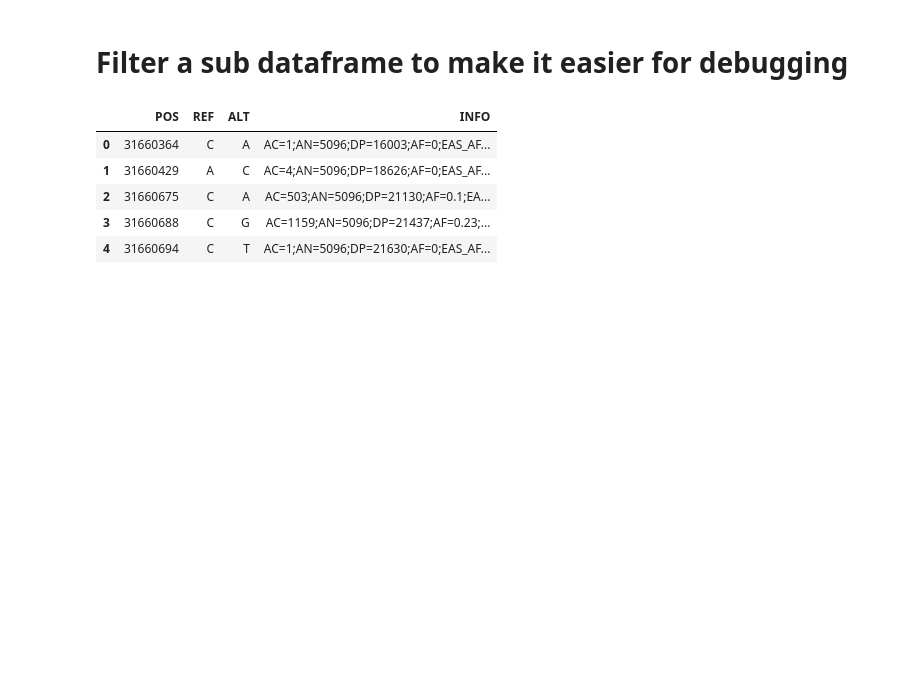
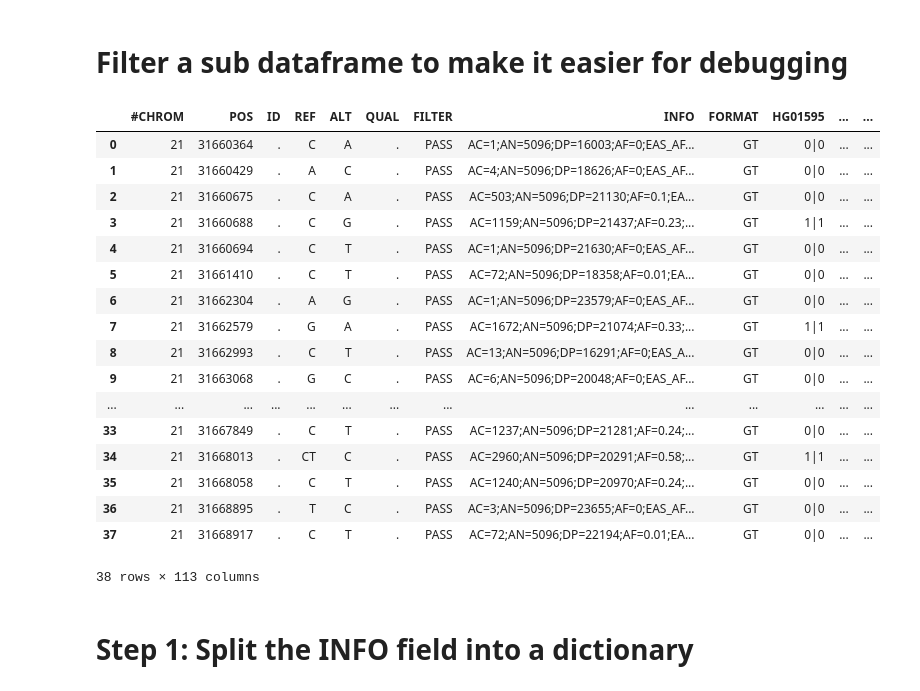
Before and after one commit to emilyvus/cp_als, a Jupyter notebook: info_nb/parse_SOD1_INFO.ipynb, the cells around one changed output. Drawn from its saved outputs; the diff is of its cells as text; code cells hidden in the pictures; blank space fills up the shorter version.

Commit message:
Parse info for SOD1

```diff
--- a/info_nb/parse_SOD1_INFO.ipynb
+++ b/info_nb/parse_SOD1_INFO.ipynb
@@ -34,14 +36,28 @@ Name: INFO, dtype: object
 # %% [markdown]
 # Filter a sub dataframe to make it easier for debugging
 # %%
-df = df.loc[0:5, ["POS", "REF", "ALT", "INFO"]]
+#df = df.loc[0:5, ["POS", "REF", "ALT", "INFO"]]
 # %%
-df.head()
+df
 # %% [output]
-|  | POS | REF | ALT | INFO |
-| 0 | 31660364 | C | A | AC=1;AN=5096;DP=16003;AF=0;EAS_AF... |
-| 1 | 31660429 | A | C | AC=4;AN=5096;DP=18626;AF=0;EAS_AF... |
-| 2 | 31660675 | C | A | AC=503;AN=5096;DP=21130;AF=0.1;EA... |
-| 3 | 31660688 | C | G | AC=1159;AN=5096;DP=21437;AF=0.23;... |
-| 4 | 31660694 | C | T | AC=1;AN=5096;DP=21630;AF=0;EAS_AF... |
+|  | #CHROM | POS | ID | REF | ALT | QUAL | FILTER | INFO | FORMAT | HG01595 | ... | ... |
+| 0 | 21 | 31660364 | . | C | A | . | PASS | AC=1;AN=5096;DP=16003;AF=0;EAS_AF... | GT | 0|0 | ... | ... |
+| 1 | 21 | 31660429 | . | A | C | . | PASS | AC=4;AN=5096;DP=18626;AF=0;EAS_AF... | GT | 0|0 | ... | ... |
+| 2 | 21 | 31660675 | . | C | A | . | PASS | AC=503;AN=5096;DP=21130;AF=0.1;EA... | GT | 0|0 | ... | ... |
+| 3 | 21 | 31660688 | . | C | G | . | PASS | AC=1159;AN=5096;DP=21437;AF=0.23;... | GT | 1|1 | ... | ... |
+| 4 | 21 | 31660694 | . | C | T | . | PASS | AC=1;AN=5096;DP=21630;AF=0;EAS_AF... | GT | 0|0 | ... | ... |
+| 5 | 21 | 31661410 | . | C | T | . | PASS | AC=72;AN=5096;DP=18358;AF=0.01;EA... | GT | 0|0 | ... | ... |
+| 6 | 21 | 31662304 | . | A | G | . | PASS | AC=1;AN=5096;DP=23579;AF=0;EAS_AF... | GT | 0|0 | ... | ... |
+| 7 | 21 | 31662579 | . | G | A | . | PASS | AC=1672;AN=5096;DP=21074;AF=0.33;... | GT | 1|1 | ... | ... |
+| 8 | 21 | 31662993 | . | C | T | . | PASS | AC=13;AN=5096;DP=16291;AF=0;EAS_A... | GT | 0|0 | ... | ... |
+| 9 | 21 | 31663068 | . | G | C | . | PASS | AC=6;AN=5096;DP=20048;AF=0;EAS_AF... | GT | 0|0 | ... | ... |
+| ... | ... | ... | ... | ... | ... | ... | ... | ... | ... | ... | ... | ... |
+| 33 | 21 | 31667849 | . | C | T | . | PASS | AC=1237;AN=5096;DP=21281;AF=0.24;... | GT | 0|0 | ... | ... |
+| 34 | 21 | 31668013 | . | CT | C | . | PASS | AC=2960;AN=5096;DP=20291;AF=0.58;... | GT | 1|1 | ... | ... |
+| 35 | 21 | 31668058 | . | C | T | . | PASS | AC=1240;AN=5096;DP=20970;AF=0.24;... | GT | 0|0 | ... | ... |
+| 36 | 21 | 31668895 | . | T | C | . | PASS | AC=3;AN=5096;DP=23655;AF=0;EAS_AF... | GT | 0|0 | ... | ... |
+| 37 | 21 | 31668917 | . | C | T | . | PASS | AC=72;AN=5096;DP=22194;AF=0.01;EA... | GT | 0|0 | ... | ... |
+38 rows × 113 columns
+# %% [markdown]
+# Step 1: Split the INFO field into a dictionary
 # %%
```
Also changed, not shown: parts of 21 cells of this notebook.
